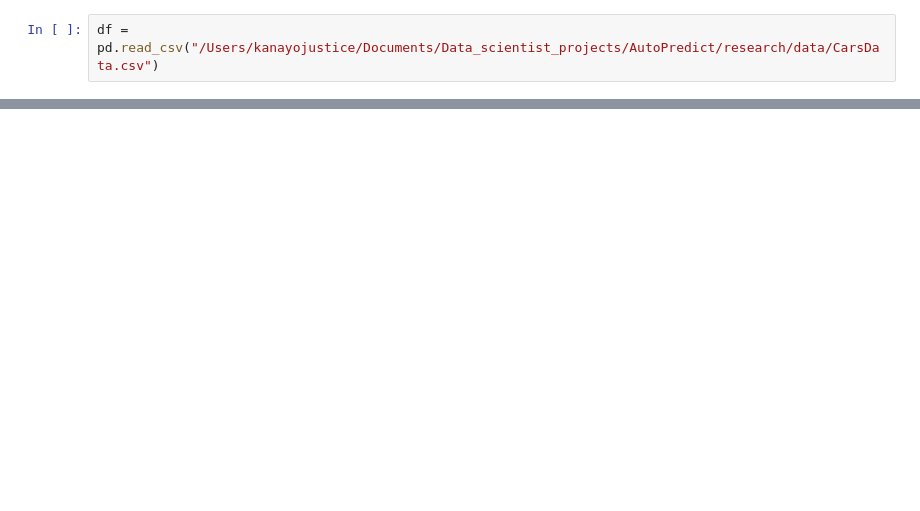
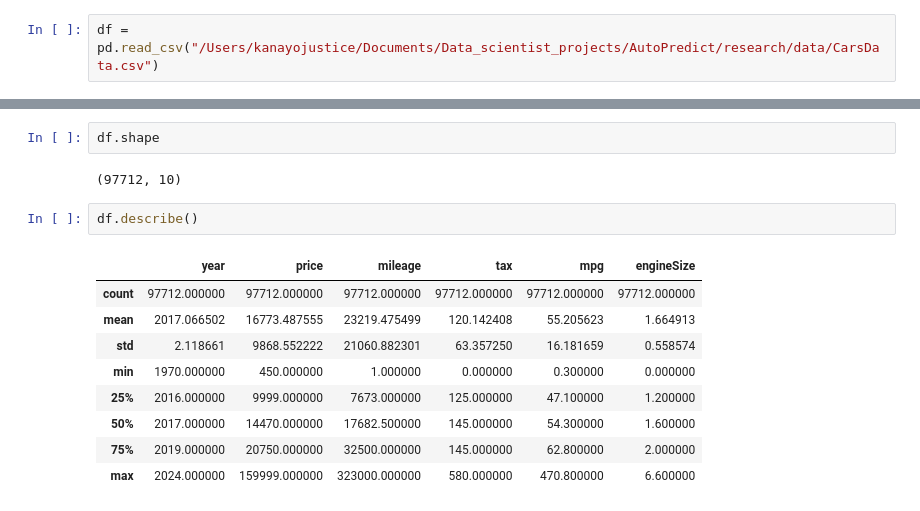
Before and after one commit to thekendev/AutoPredict, a Jupyter notebook: research/EDA_notebook.ipynb, the cells around one changed output, grey strips where cells are left out. Saved outputs shown, nothing was run; the diff lists cells and outputs as text; blank space fills up the shorter version.

```diff
--- a/research/EDA_notebook.ipynb
+++ b/research/EDA_notebook.ipynb
@@ -59,0 +96,16 @@ AttributeError: 'str' object has no attribute 'head'
+# %%
+df.shape
+# %% [output]
+(97712, 10)
+# %%
+df.describe()
+# %% [output]
+|  | year | price | mileage | tax | mpg | engineSize |
+| count | 97712.000000 | 97712.000000 | 97712.000000 | 97712.000000 | 97712.000000 | 97712.000000 |
+| mean | 2017.066502 | 16773.487555 | 23219.475499 | 120.142408 | 55.205623 | 1.664913 |
+| std | 2.118661 | 9868.552222 | 21060.882301 | 63.357250 | 16.181659 | 0.558574 |
+| min | 1970.000000 | 450.000000 | 1.000000 | 0.000000 | 0.300000 | 0.000000 |
+| 25% | 2016.000000 | 9999.000000 | 7673.000000 | 125.000000 | 47.100000 | 1.200000 |
+| 50% | 2017.000000 | 14470.000000 | 17682.500000 | 145.000000 | 54.300000 | 1.600000 |
+| 75% | 2019.000000 | 20750.000000 | 32500.000000 | 145.000000 | 62.800000 | 2.000000 |
+| max | 2024.000000 | 159999.000000 | 323000.000000 | 580.000000 | 470.800000 | 6.600000 |
```
Also changed, not shown: parts of 25 cells of this notebook, 2 other files.
